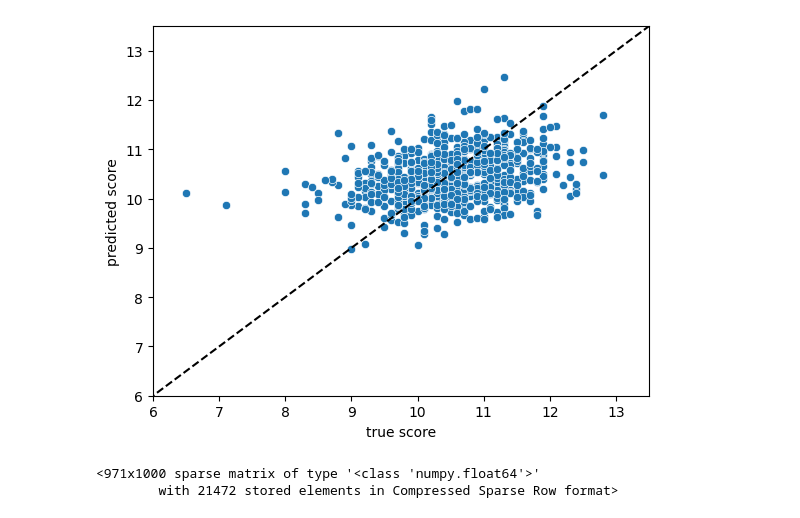
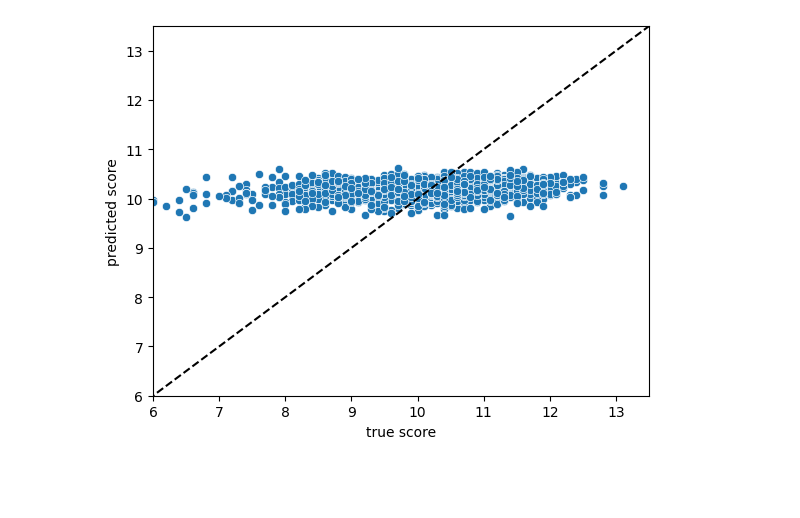
Before and after one commit to Zhurp2020/aes-with-bert, a Jupyter notebook: final-sim.ipynb, the cells around one changed output. Drawn from its saved outputs; the diff is of its cells as text; code cells hidden in the pictures; blank space fills up the shorter version.

```diff
--- a/final-sim.ipynb
+++ b/final-sim.ipynb
@@ -58,0 +94,2 @@ with open('features/final-winter-sim.txt','r',encoding='utf-8') as f:
+# %%
+d['label'] = [str(i)  for i in cluster_labels]
@@ -113,11 +244,11 @@ for i in range(len(essay_in_sent)):
 # %%
 TrainX,TestX = np.array(cttr[:2500]).reshape(2500,1),np.array(cttr[2500:]).reshape(1284,1)
 # %%
-TrainX,TestX = features[:1000],features[1000:]
+TrainX,TestX = features[:2500],features[2500:]
 # %%
-TrainY,TestY = d.loc[d.index[:1000],'score'],d.loc[d.index[1000:],'score']
+TrainY,TestY = d.loc[d.index[:2500],'score'],d.loc[d.index[2500:],'score']
 # %%
-model = LinearRegression()
+model = linear_model.Ridge()
 model.fit(TrainX,TrainY)
 PredY = model.predict(TestX)
 # %%
@@ -132,10 +262,10 @@ mean_squared_error(TestY,PredY,squared = False)
 # %%
-g = sbs.scatterplot(x=TestY,y=PredY)
+g = sns.scatterplot(x=TestY,y=PredY)
 g.set_ylabel('predicted score')
 g.set_xlabel('true score')
 g.set_ylim((6,13.5))
 g.set_xlim((6,13.5))
-g = sbs.lineplot(x=[0,13.5],y=[0,13.5],color='black')
+g = sns.lineplot(x=[0,13.5],y=[0,13.5],color='black')
 g.lines[0].set_linestyle("--")
 # %% [output]
-[figure, old version]
+[figure, new version]
@@ -145,5 +271,0 @@ features = vector.fit_transform([doc_sent[d.index[i]] for i in range(len(d.index
-# %%
-features
-# %% [output]
-<971x1000 sparse matrix of type '<class 'numpy.float64'>'
-        with 21472 stored elements in Compressed Sparse Row format>
```
Also changed, not shown: parts of 51 cells of this notebook, 8 other files.
